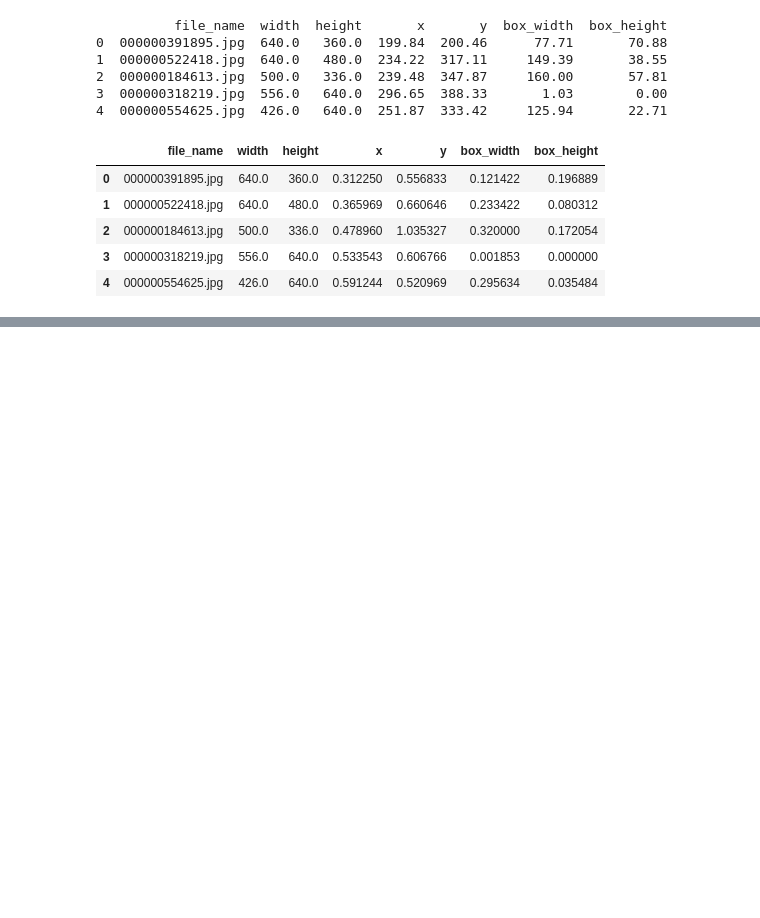
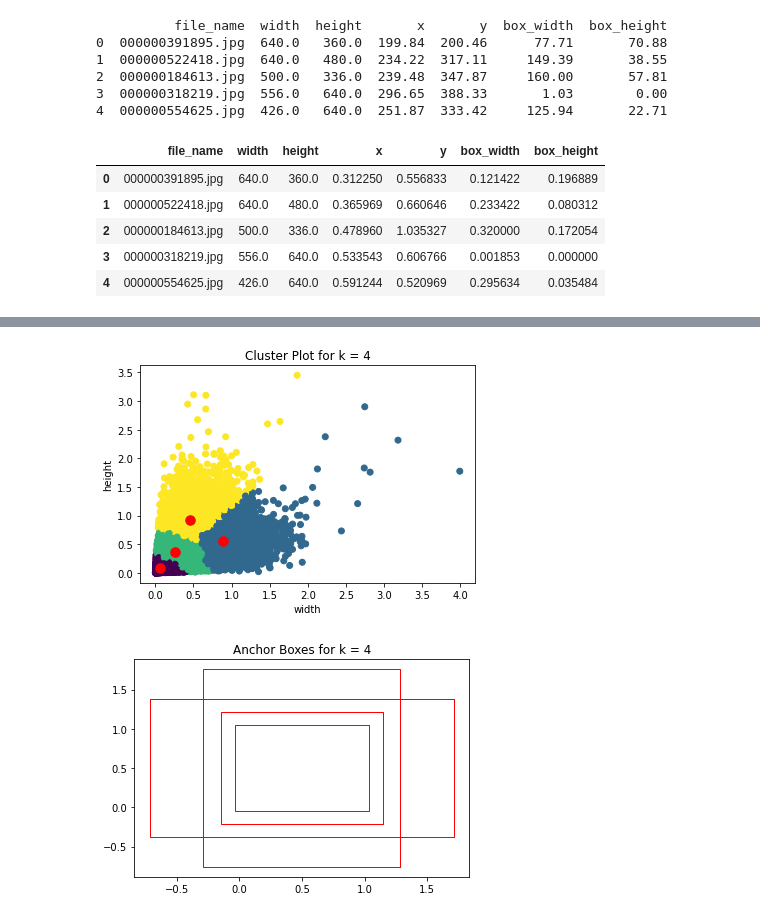
Before and after one commit to satyaNekkantiCompVison/ExtensiveVisionAI, a Jupyter notebook: S10_ObjectLocalization/Coco_data-Kmeans/S10_COCO_Dataset.ipynb, the cells around one changed output, grey strips where cells are left out. Saved outputs shown, nothing was run; the diff lists cells and outputs as text; code cells hidden in the pictures; blank space fills up the shorter version.

```diff
--- a/S10_ObjectLocalization/Coco_data-Kmeans/S10_COCO_Dataset.ipynb
+++ b/S10_ObjectLocalization/Coco_data-Kmeans/S10_COCO_Dataset.ipynb
@@ -162,0 +282,8 @@ normalize_annotations_map_df.head()
+# %%
+# K=4
+k = 4
+kmeans[k].plot_clusters()
+kmeans[k].plot_anchor_boxes()
+# %% [output]
+[figure, added]
+[figure, added]
```
Also changed, not shown: parts of 13 cells of this notebook.
